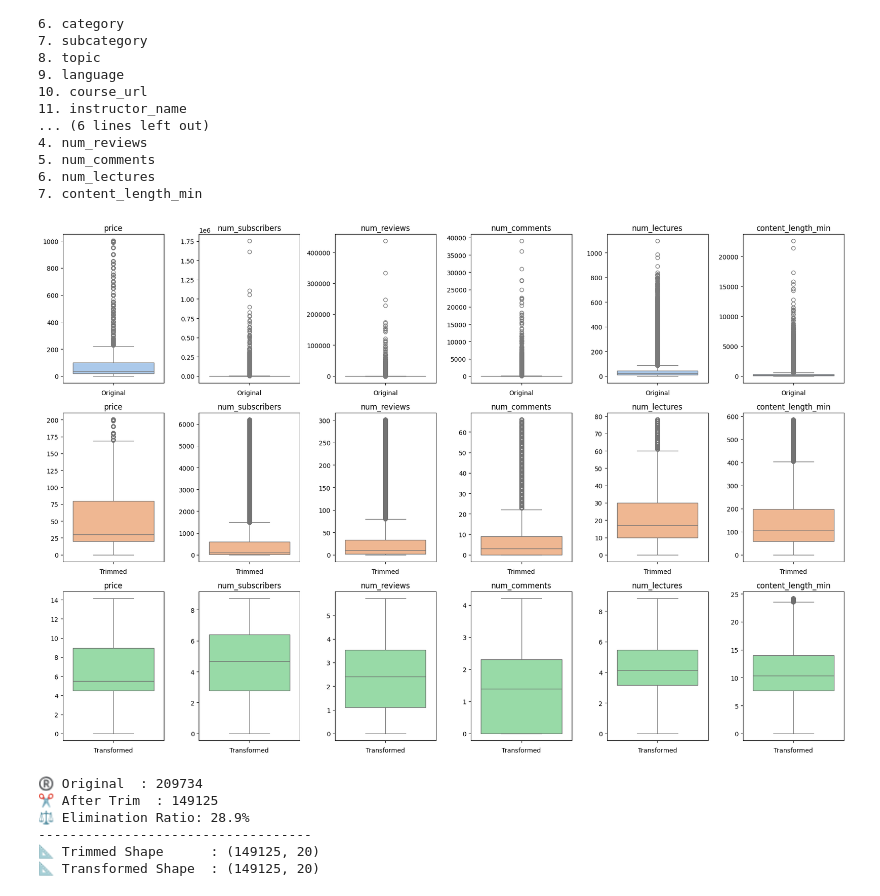
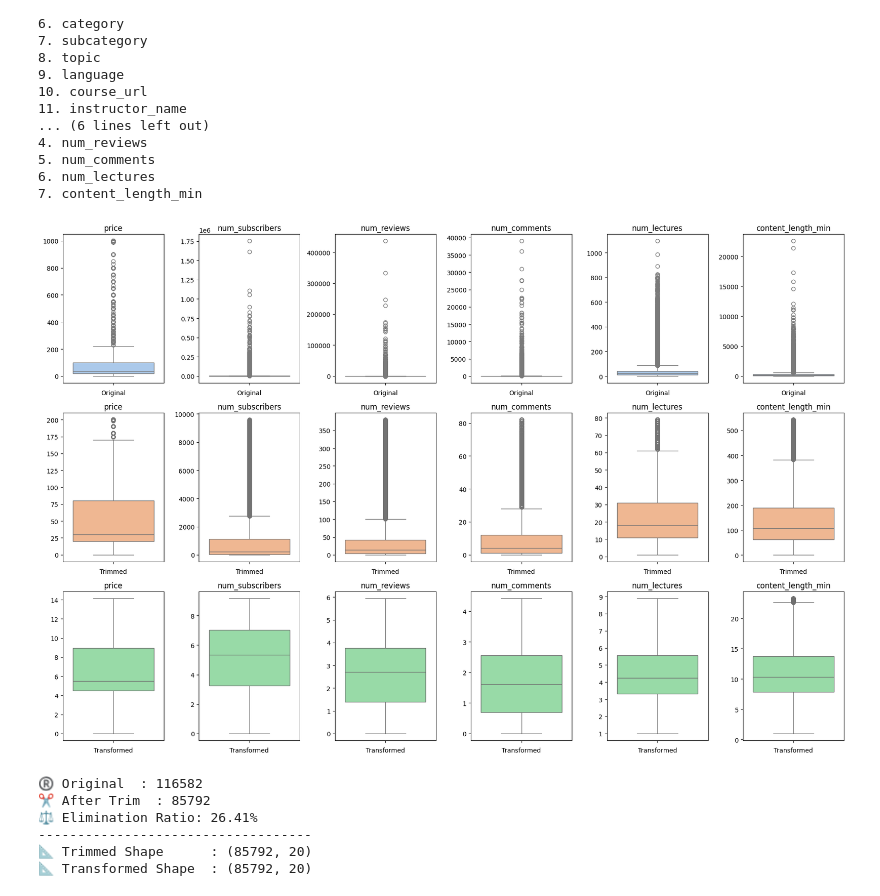
Before and after one commit to MuhammadRhakan/final_project, a Jupyter notebook: 1_Exploratory_Data_Analysis.ipynb, the cells around one changed output. Cells and saved outputs as stored; diff of their text form; code cells hidden in the pictures.

```diff
--- a/1_Exploratory_Data_Analysis.ipynb
+++ b/1_Exploratory_Data_Analysis.ipynb
@@ -272,15 +272,15 @@ def outliers_handling(data, features, par=0.9):
 
   return trim, transformed
 # %%
-course_clean, course_clean_scaled = outliers_handling(course, numerical)
+course_clean, course_clean_scaled = outliers_handling(course_dropna, numerical)
 # %% [output]
-[figure, old version]
+[figure, new version]
-®️ Original  : 209734
-✂️ After Trim  : 149125
-⚖️ Elimination Ratio: 28.9%
+®️ Original  : 116582
+✂️ After Trim  : 85792
+⚖️ Elimination Ratio: 26.41%
 -----------------------------------
-📐 Trimmed Shape      : (149125, 20)
-📐 Transformed Shape  : (149125, 20)
+📐 Trimmed Shape      : (85792, 20)
+📐 Transformed Shape  : (85792, 20)
 # %%
 def basic_statistics(data, features=numerical):
   table = data[features].describe().T
```
Also changed, not shown: parts of 8 cells of this notebook.
